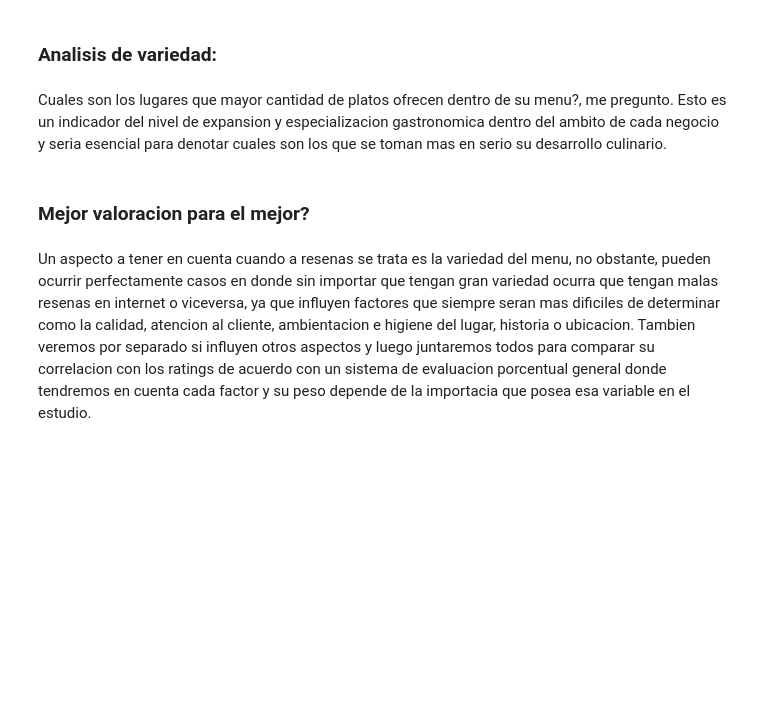
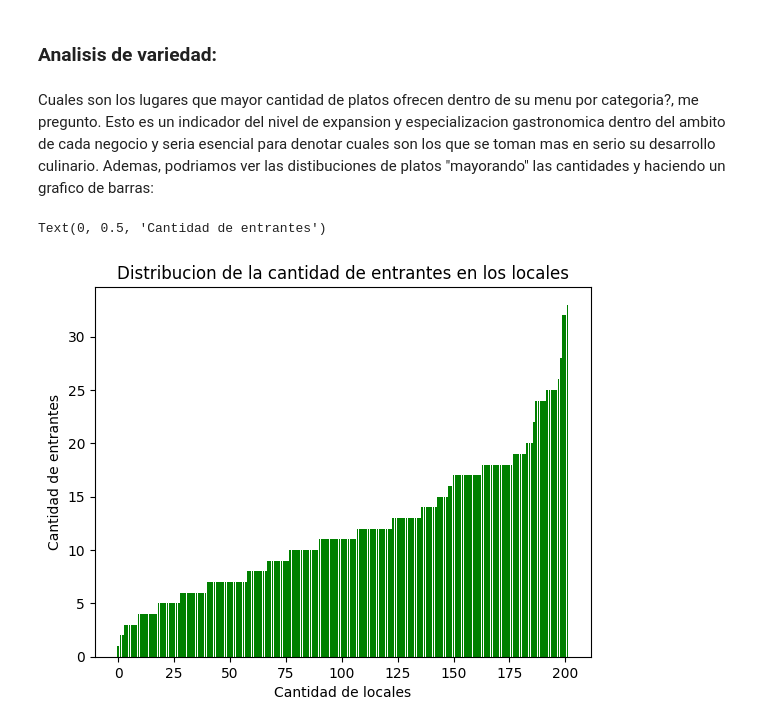
Before and after one commit to cesa-lang/Proyecto-ICD-1er-semestre, a Jupyter notebook: Analisis de Pro-ICD.ipynb, the cells around one changed output. Cells and saved outputs as stored; diff of their text form; code cells hidden in the pictures; blank space fills up the shorter version.

```diff
--- a/Analisis de Pro-ICD.ipynb
+++ b/Analisis de Pro-ICD.ipynb
@@ -243,29 +189,0 @@ Un tema muy interesante cuan digitalizados estan los centros puntos gastronomico
-# %%
-dig_dic = {}
-dig_info = database[["Place","Accounts or website"]]
-for i,j in dig_info.iterrows():
-    place = j["Place"]
-    acc = j["Accounts or website"]
-    dig_dic[place] = [j for j in acc.values() if j is not None]
-for x,y in dig_dic.items():
-    dig_dic[x] = len(y)
-
-centers = [i for i in dig_dic.keys()]
-cuant_dig = [j for j in dig_dic.values()]
-
-dig_dic1 = {}
-for number, center in zip(cuant_dig,centers):
-    if number not in dig_dic1:
-        dig_dic1[number] = []
-    dig_dic1[number].append(center)
-
-for x,y in dig_dic1.items():
-    dig_dic1[x] = len(y)
-centers = [i for i in dig_dic1.values()]
-cuant_dig = [j for j in dig_dic1.keys()]
-
-plt.bar(cuant_dig,centers,color = "red")
-plt.title("Nivel de digitalizacion en los negocios")
-plt.xlabel("Cantidad de medios de comunicacion")
-plt.ylabel("Cantidad de locales")
-plt.show
@@ -350,4 +256,4 @@ Podriamos analizar si los ratings de los locales estan relacionados en alguna me
 # %% [markdown]
 ### Analisis de variedad:
 # %% [markdown]
-Cuales son los lugares que mayor cantidad de platos ofrecen dentro de su menu?, me pregunto. Esto es un indicador del nivel de expansion y especializacion gastronomica dentro del ambito de cada negocio y seria esencial para denotar cuales son los que se toman mas en serio su desarrollo culinario.
+Cuales son los lugares que mayor cantidad de platos ofrecen dentro de su menu por categoria?, me pregunto. Esto es un indicador del nivel de expansion y especializacion gastronomica dentro del ambito de cada negocio y seria esencial para denotar cuales son los que se toman mas en serio su desarrollo culinario. Ademas, podriamos ver las distibuciones de platos "mayorando" las cantidades y haciendo un grafico de barras:
@@ -366,4 +260,15 @@ for i,j in zip(os.listdir(route),info_list):
-# %% [markdown]
-### Mejor valoracion para el mejor?
-# %% [markdown]
-Un aspecto a tener en cuenta cuando a resenas se trata es la variedad del menu, no obstante, pueden ocurrir perfectamente casos en donde sin importar que tengan gran variedad ocurra que tengan malas resenas en internet o viceversa, ya que influyen factores que siempre seran mas dificiles de determinar como la calidad, atencion al cliente, ambientacion e higiene del lugar, historia o ubicacion. Tambien veremos por separado si influyen otros aspectos y luego juntaremos todos para comparar su correlacion con los ratings de acuerdo con un sistema de evaluacion porcentual general donde tendremos en cuenta cada factor y su peso depende de la importacia que posea esa variable en el estudio.
+# %%
+starters_q = ml.cat_quant(info_list,"Starters")
+main_q = ml.cat_quant(info_list,"Main course")
+drinks_q = ml.cat_quant(info_list,"Drinks")
+desserts_q = ml.cat_quant(info_list,"Desserts")
+
+sorted_starters_quant = dict(sorted(starters_q.items(),key = ml.obtein_value))
+
+plt.bar([x for x in range(202)],sorted_starters_quant.values(),color = "green")
+plt.title("Distribucion de la cantidad de entrantes en los locales")
+plt.xlabel("Cantidad de locales")
+plt.ylabel("Cantidad de entrantes")
+# %% [output]
+Text(0, 0.5, 'Cantidad de entrantes')
+[figure, added]
```
Also changed, not shown: parts of 23 cells of this notebook.
